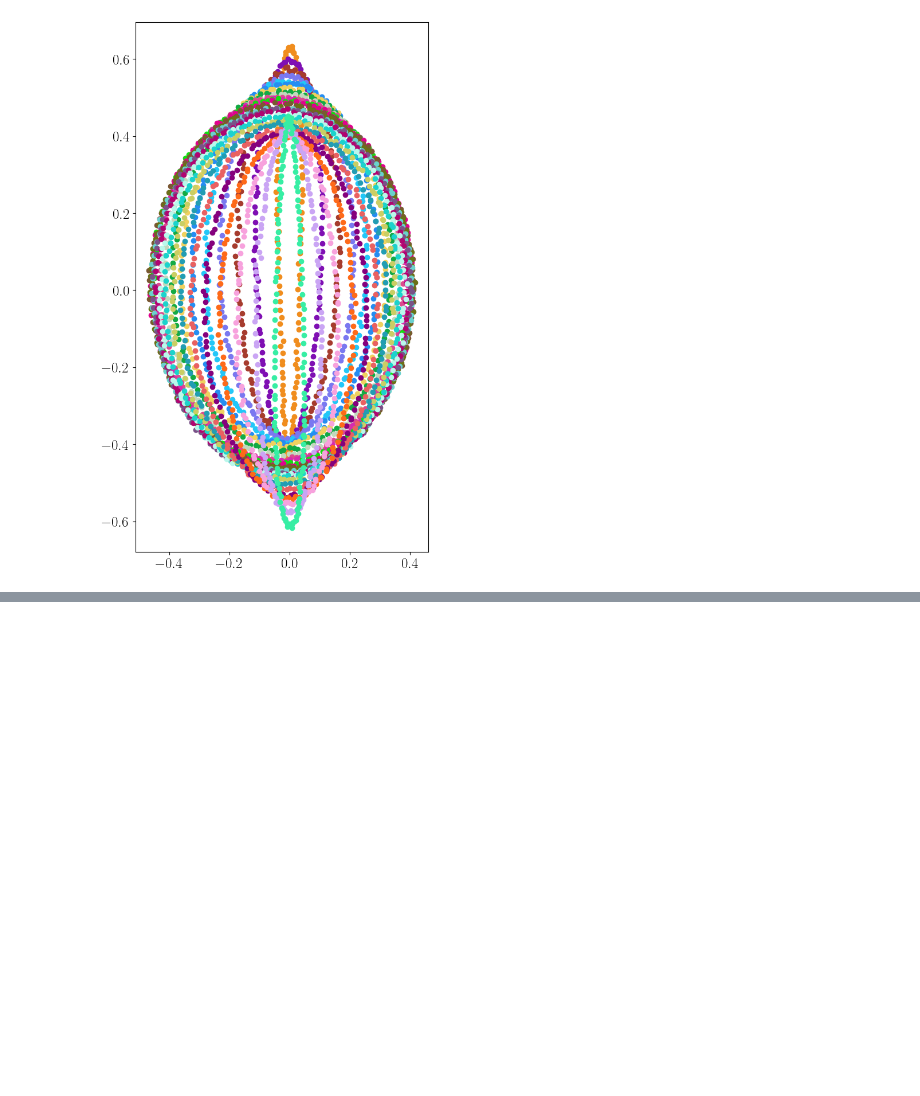
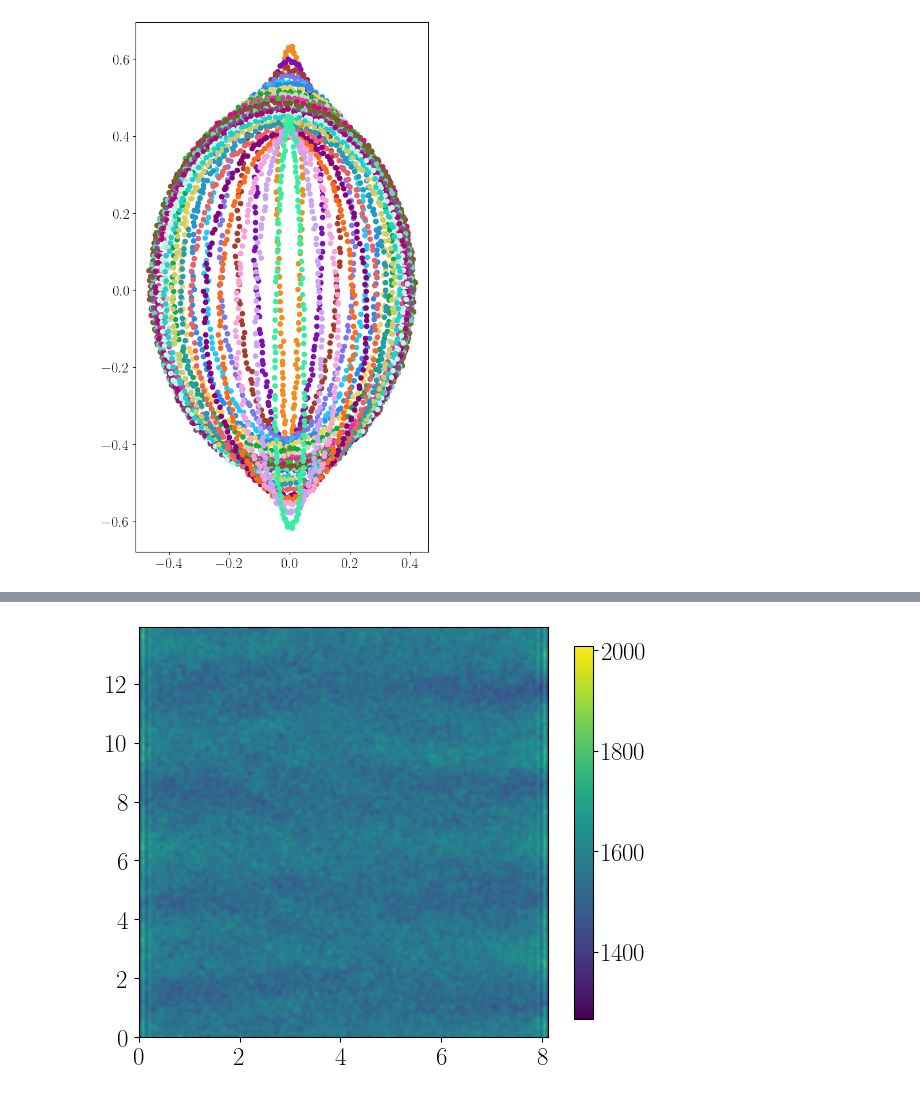
Before and after one commit to smdrzazga/LAMMPS, a Jupyter notebook: plot_printer.ipynb, the cells around one changed output, grey strips where cells are left out. Drawn from its saved outputs; the diff is of its cells as text; code cells hidden in the pictures; blank space fills up the shorter version.

```diff
--- a/plot_printer.ipynb
+++ b/plot_printer.ipynb
@@ -256,0 +334,9 @@ plt.show()
+# %%
+file1 = paths["matrices_centers"] + r"\centers_screen_bulk_double_z_0.31.txt"
+
+options = {'extent': [0, 70/8.62, 0, 120/8.62], 'aspect': 70/120, 'cbarshrink': 0.5, 'cmap': 'viridis'}
+
+fig, ax = plt.subplots(figsize=(6,8))
+ax = bp.HeatmapPlotter(file1, '', plot_attr=options).plot(fig, ax, normalize=False, show=False)
+# %% [output]
+[figure, added]
```
Also changed, not shown: parts of 9 cells of this notebook, 2 other files.
